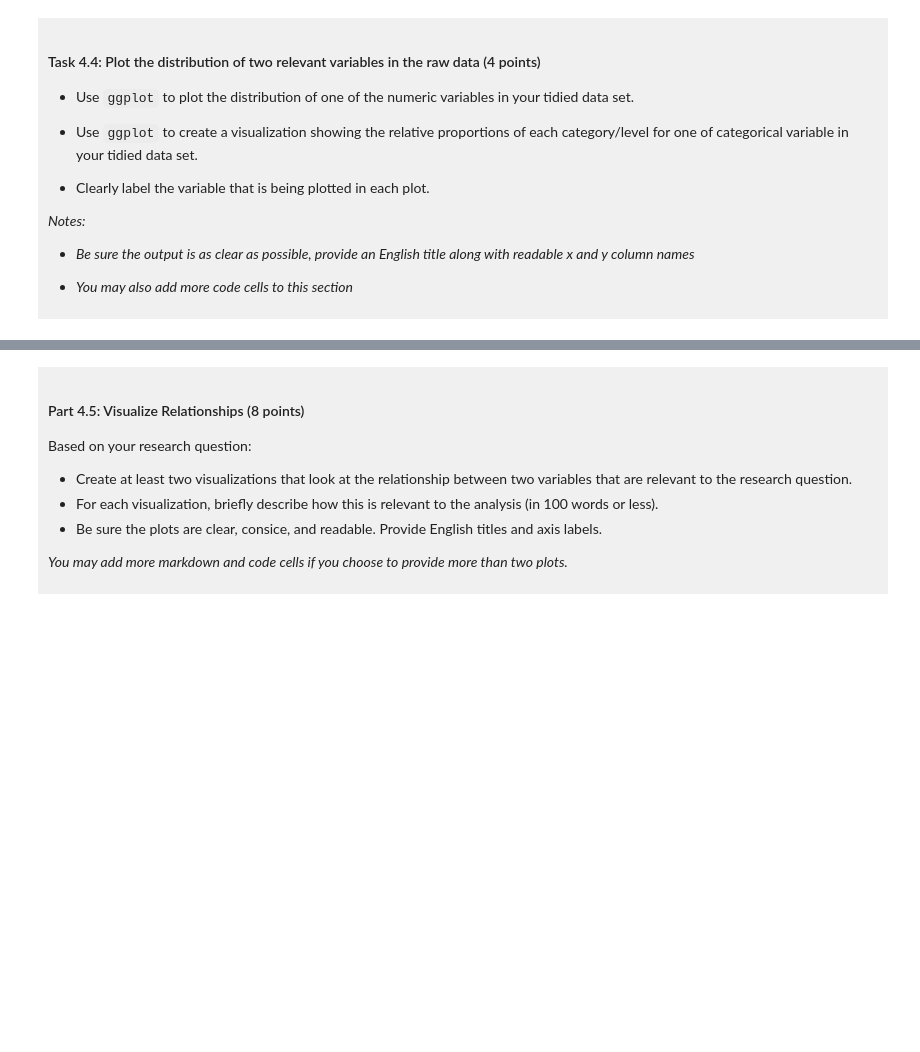
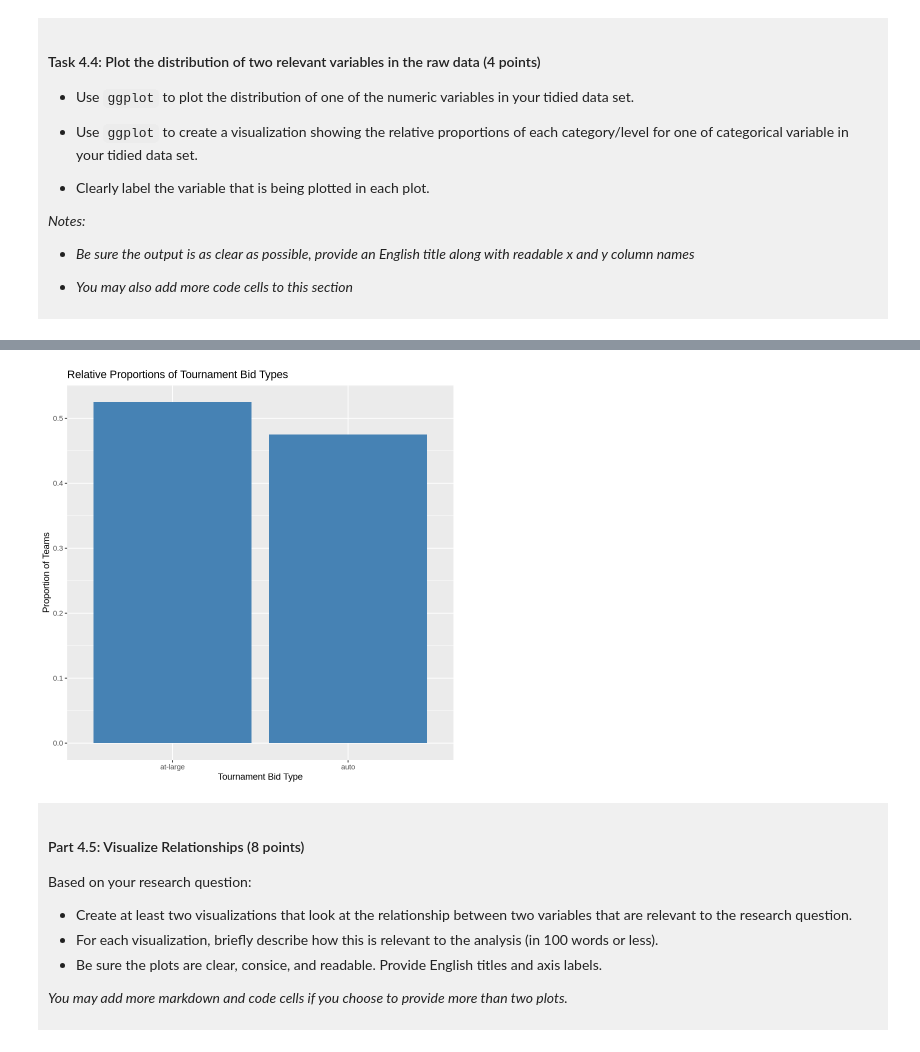
Before and after one commit to pig666117-bit/dsci-100-project-Haopeng-Liu, a Jupyter notebook: dsci-100-project-notebook.ipynb, the cells around one changed output, grey strips where cells are left out. Drawn from its saved outputs; the diff is of its cells as text; code cells hidden in the pictures; blank space fills up the shorter version.

```diff
--- a/dsci-100-project-notebook.ipynb
+++ b/dsci-100-project-notebook.ipynb
@@ -290,5 +347,20 @@ You will refine your research question (if needed) and produce a tidy data set.
 # %%
 ### EDIT THIS CODE CELL FOR PLOT 2 ###
+
+# Calculate the number and proportion of each bid type
+bid_proportions <- tidy_data |>
+  group_by(bid) |>
+  summarise(count = n()) |>
+  mutate(proportion = count / sum(count))
+
+# Plot the relative proportions of bid types
+ggplot(bid_proportions, aes(x = bid, y = proportion)) +
+  geom_col(fill = "steelblue") +
+  labs(title = "Relative Proportions of Tournament Bid Types",
+    x = "Tournament Bid Type",
+    y = "Proportion of Teams")
+# %% [output]
+[figure, added]
 # %% [markdown]
 <div style="background-color: #f0f0f0; padding: 10px;">
 
```
Also changed, not shown: parts of 8 cells of this notebook.
